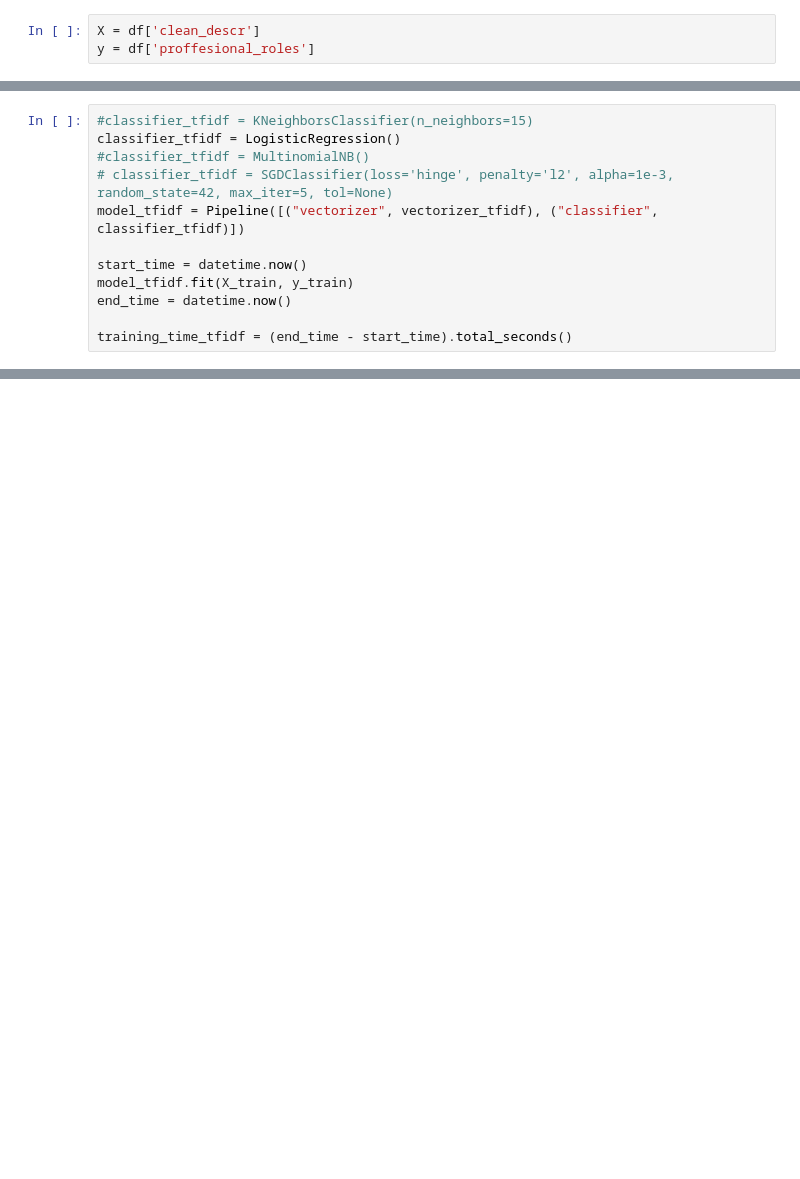
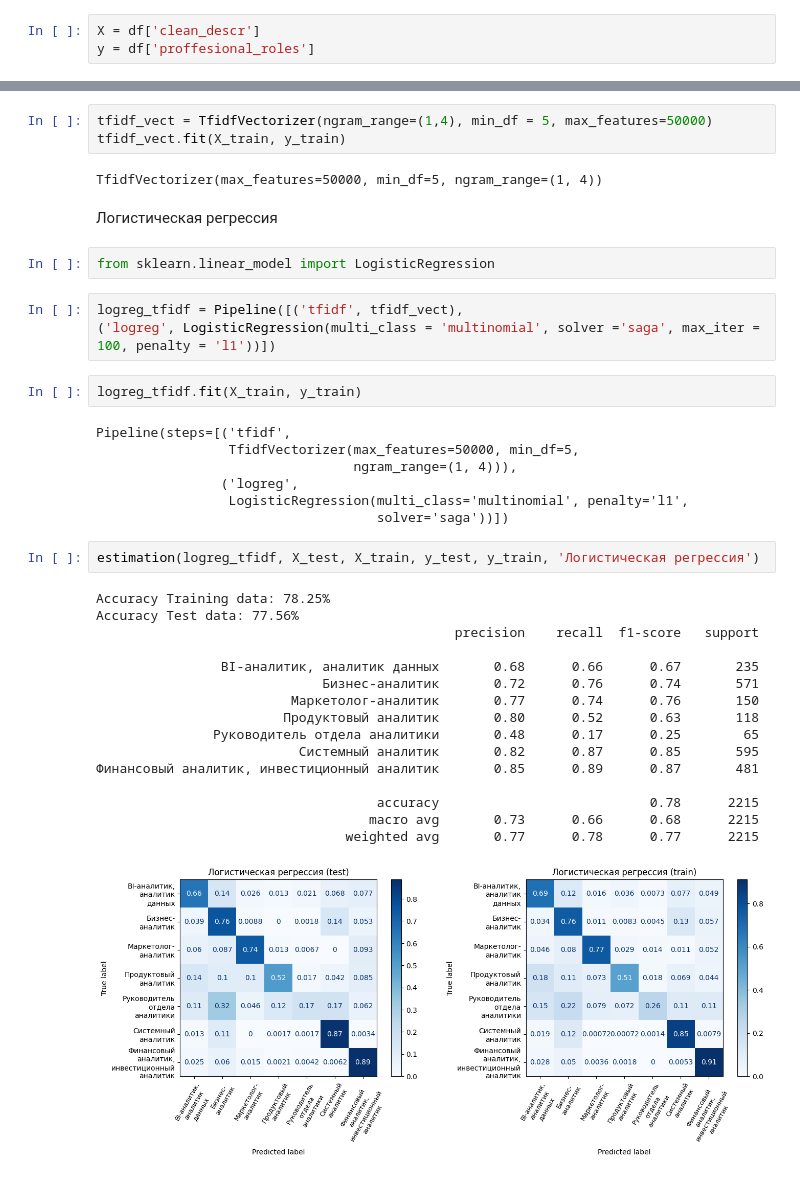
Before and after one commit to ddariaddaria/Diplom, a Jupyter notebook: descr_classification.ipynb, the cells around one changed output, grey strips where cells are left out. Cells and saved outputs as stored; diff of their text form; blank space fills up the shorter version.

```diff
--- a/descr_classification.ipynb
+++ b/descr_classification.ipynb
@@ -88,12 +85,0 @@ from sklearn.neighbors import KNeighborsClassifier
-# %%
-#classifier_tfidf = KNeighborsClassifier(n_neighbors=15)
-classifier_tfidf = LogisticRegression()
-#classifier_tfidf = MultinomialNB()
-# classifier_tfidf = SGDClassifier(loss='hinge', penalty='l2', alpha=1e-3, random_state=42, max_iter=5, tol=None)
-model_tfidf = Pipeline([("vectorizer", vectorizer_tfidf), ("classifier", classifier_tfidf)])
-
-start_time = datetime.now()
-model_tfidf.fit(X_train, y_train)
-end_time = datetime.now()
-
-training_time_tfidf = (end_time - start_time).total_seconds()
@@ -182,0 +88,40 @@ df2
+# %%
+tfidf_vect = TfidfVectorizer(ngram_range=(1,4), min_df = 5, max_features=50000)
+tfidf_vect.fit(X_train, y_train)
+# %% [output]
+TfidfVectorizer(max_features=50000, min_df=5, ngram_range=(1, 4))
+# %% [markdown]
+Логистическая регрессия
+# %%
+from sklearn.linear_model import LogisticRegression
+# %%
+logreg_tfidf = Pipeline([('tfidf', tfidf_vect),
+('logreg', LogisticRegression(multi_class = 'multinomial', solver ='saga', max_iter = 100, penalty = 'l1'))])
+# %%
+logreg_tfidf.fit(X_train, y_train)
+# %% [output]
+Pipeline(steps=[('tfidf',
+                 TfidfVectorizer(max_features=50000, min_df=5,
+                                 ngram_range=(1, 4))),
+                ('logreg',
+                 LogisticRegression(multi_class='multinomial', penalty='l1',
+                                    solver='saga'))])
+# %%
+estimation(logreg_tfidf, X_test, X_train, y_test, y_train, 'Логистическая регрессия')
+# %% [output]
+Accuracy Training data: 78.25%
+Accuracy Test data: 77.56%
+                                              precision    recall  f1-score   support
+
+                BI-аналитик, аналитик данных       0.68      0.66      0.67       235
+                             Бизнес-аналитик       0.72      0.76      0.74       571
+                         Маркетолог-аналитик       0.77      0.74      0.76       150
+                        Продуктовый аналитик       0.80      0.52      0.63       118
+               Руководитель отдела аналитики       0.48      0.17      0.25        65
+                          Системный аналитик       0.82      0.87      0.85       595
+Финансовый аналитик, инвестиционный аналитик       0.85      0.89      0.87       481
+
+                                    accuracy                           0.78      2215
+                                   macro avg       0.73      0.66      0.68      2215
+                                weighted avg       0.77      0.78      0.77      2215
+[figure, added]
```
Also changed, not shown: parts of 66 cells of this notebook, 8 other files.
